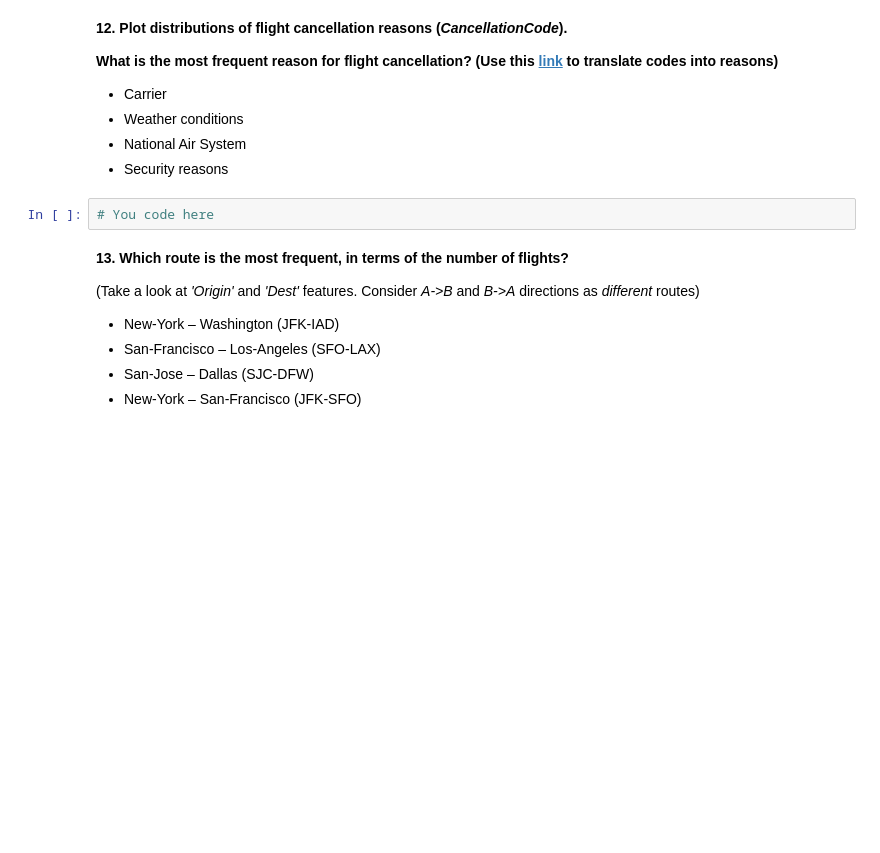
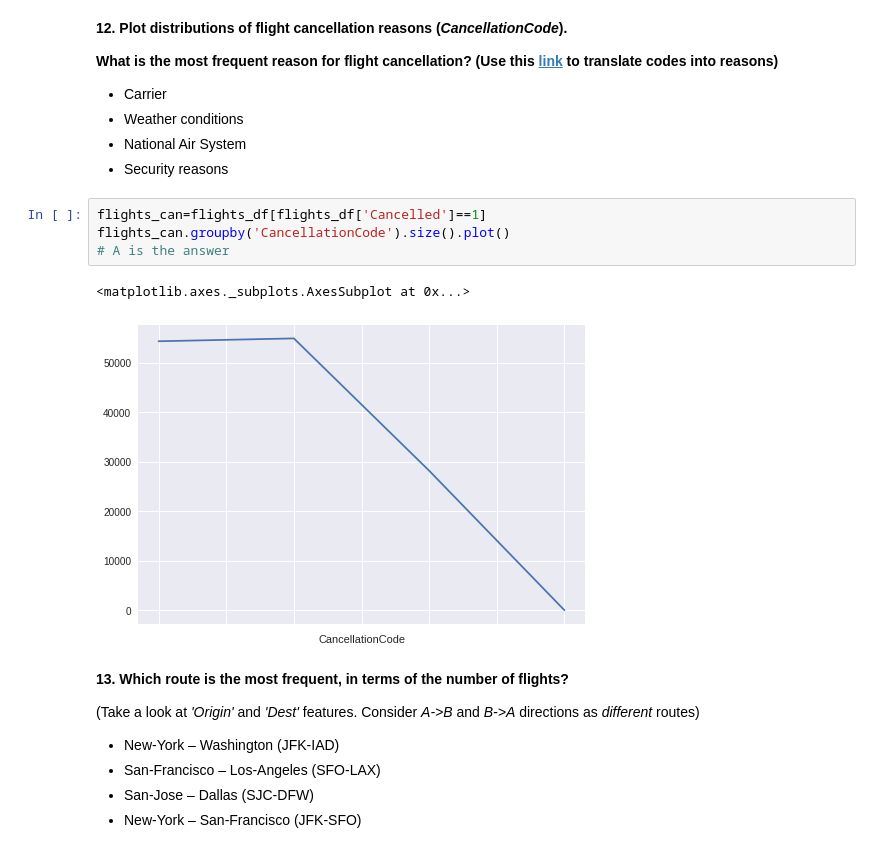
Before and after one commit to athiagarajan/usdaflightseda, a Jupyter notebook: assignment1_USA_flights_EDA.ipynb, the cells around one changed output. Saved outputs shown, nothing was run; the diff lists cells and outputs as text; blank space fills up the shorter version.

```diff
--- a/assignment1_USA_flights_EDA.ipynb
+++ b/assignment1_USA_flights_EDA.ipynb
@@ -519,8 +519,13 @@ flights_df[flights_df['Cancelled']==0].groupby('UniqueCarrier', as_index=False).
 - Weather conditions
 - National Air System
 - Security reasons
-# %%
-# You code here
+# %%
+flights_can=flights_df[flights_df['Cancelled']==1]
+flights_can.groupby('CancellationCode').size().plot()
+# A is the answer
+# %% [output]
+<matplotlib.axes._subplots.AxesSubplot at 0x...>
+[figure, added]
 # %% [markdown]
 **13. Which route is the most frequent, in terms of the number of flights?**
 
```
Also changed, not shown: parts of 2 cells of this notebook.
